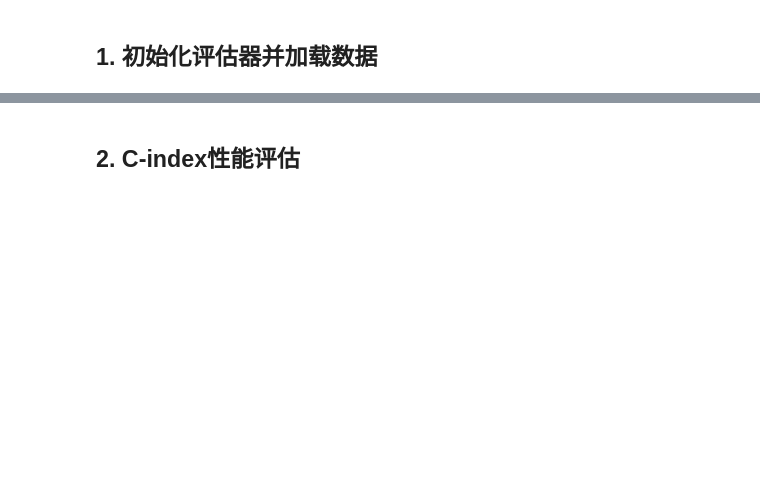
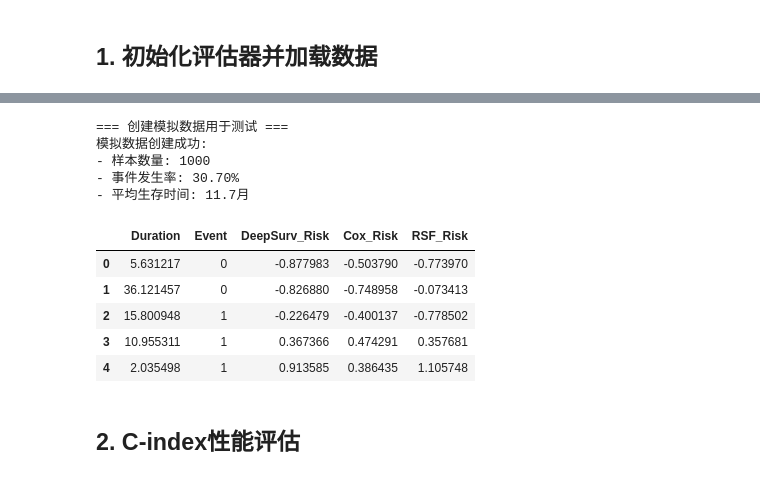
Before and after one commit to alan-ai1196/T_Turting, a Jupyter notebook: notebooks/model_evaluation.ipynb, the cells around one changed output, grey strips where cells are left out. Drawn from its saved outputs; the diff is of its cells as text; code cells hidden in the pictures; blank space fills up the shorter version.

```diff
--- a/notebooks/model_evaluation.ipynb
+++ b/notebooks/model_evaluation.ipynb
@@ -67,3 +172,47 @@ except Exception as e:
+# %%
+# 创建模拟数据用于测试（当真实数据不存在时）
+print("=== 创建模拟数据用于测试 ===")
+
+# 生成模拟数据
+np.random.seed(42)
+n_samples = 1000
+
+# 模拟生存时间和事件状态
+durations = np.random.exponential(scale=12, size=n_samples)  # 平均12个月
+events = np.random.binomial(1, 0.3, size=n_samples)  # 30%事件发生率
+
+# 模拟风险得分
+deepsurv_risk = np.random.normal(0, 1, size=n_samples)
+cox_risk = deepsurv_risk + np.random.normal(0, 0.2, size=n_samples)  # 与DeepSurv相关但有噪声
+rsf_risk = deepsurv_risk + np.random.normal(0, 0.3, size=n_samples)  # 与DeepSurv相关但噪声更大
+
+# 创建predictions_df
+predictions_df = pd.DataFrame({
+    'Duration': durations,
+    'Event': events,
+    'DeepSurv_Risk': deepsurv_risk,
+    'Cox_Risk': cox_risk,
+    'RSF_Risk': rsf_risk
+})
+
+print(f"模拟数据创建成功:")
+print(f"- 样本数量: {len(predictions_df)}")
+print(f"- 事件发生率: {predictions_df['Event'].mean():.2%}")
+print(f"- 平均生存时间: {predictions_df['Duration'].mean():.1f}月")
+
+display(predictions_df.head())
+# %% [output]
+=== 创建模拟数据用于测试 ===
+模拟数据创建成功:
+- 样本数量: 1000
+- 事件发生率: 30.70%
+- 平均生存时间: 11.7月
+|  | Duration | Event | DeepSurv_Risk | Cox_Risk | RSF_Risk |
+| 0 | 5.631217 | 0 | -0.877983 | -0.503790 | -0.773970 |
+| 1 | 36.121457 | 0 | -0.826880 | -0.748958 | -0.073413 |
+| 2 | 15.800948 | 1 | -0.226479 | -0.400137 | -0.778502 |
+| 3 | 10.955311 | 1 | 0.367366 | 0.474291 | 0.357681 |
+| 4 | 2.035498 | 1 | 0.913585 | 0.386435 | 1.105748 |
 # %% [markdown]
 ## 2. C-index性能评估
 # %%
```
Also changed, not shown: parts of 23 cells of this notebook, 10 other files.
